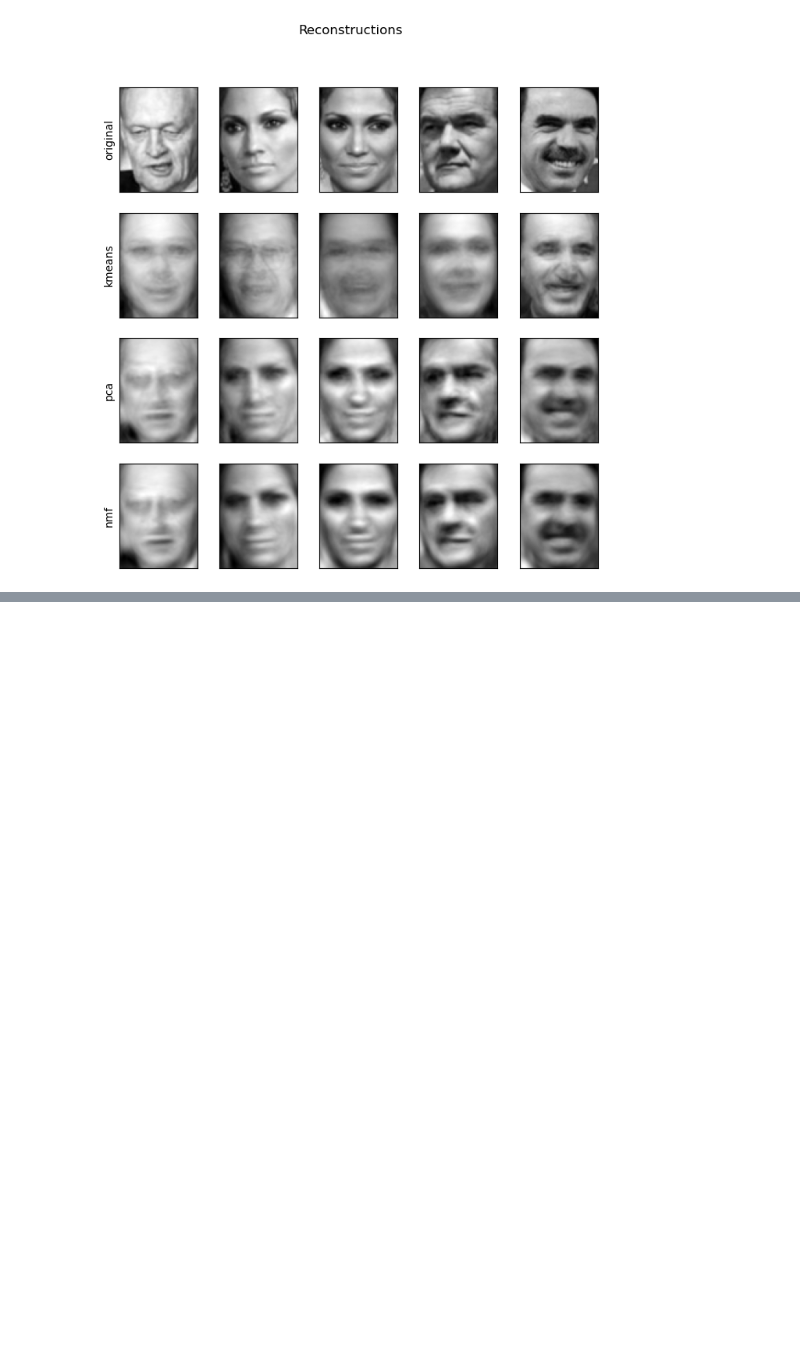
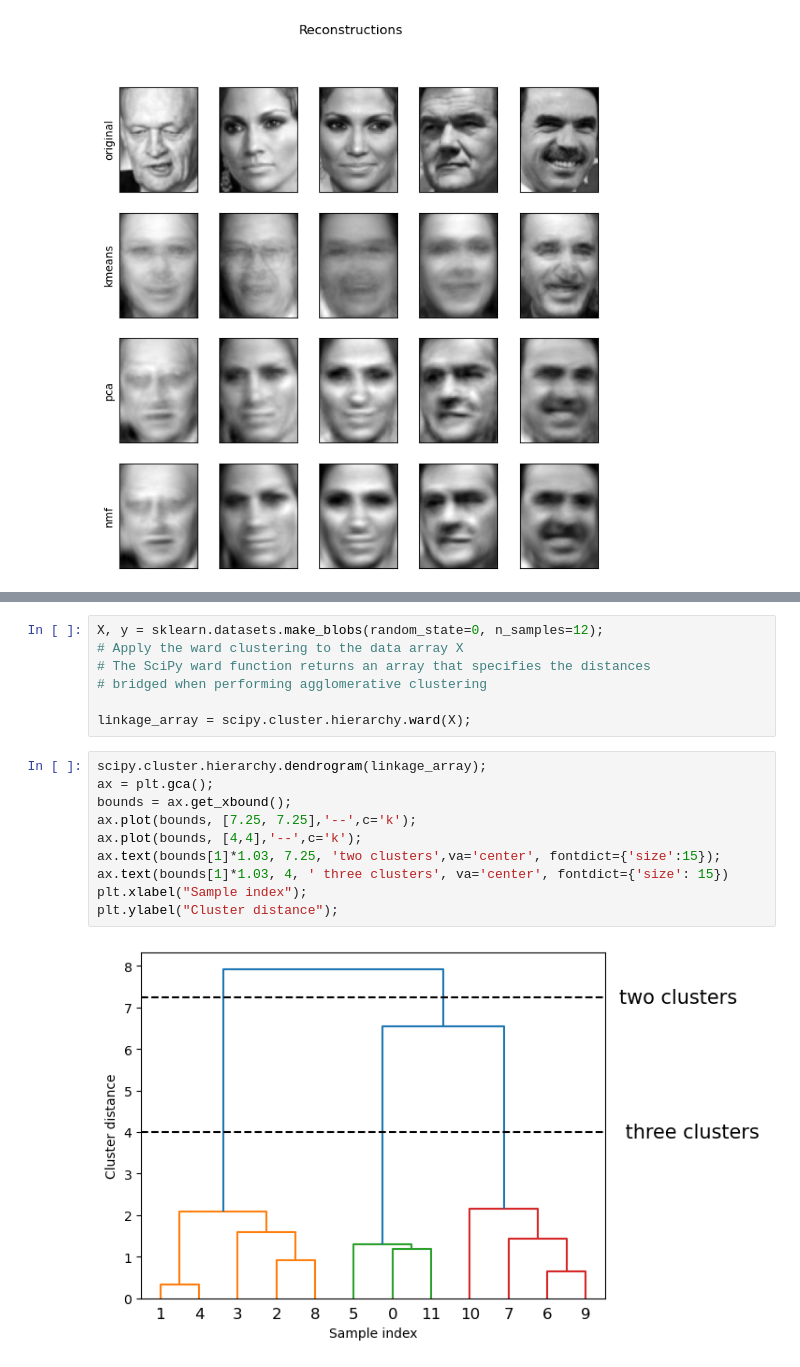
Before and after one commit to WilcoJohn/Progress-ML, a Jupyter notebook: CHP3-UnsupLearning&Preproc/3.2 Vector quantization.ipynb, the cells around one changed output, grey strips where cells are left out. Cells and saved outputs as stored; diff of their text form; blank space fills up the shorter version.

```diff
--- a/CHP3-UnsupLearning&Preproc/3.2 Vector quantization.ipynb
+++ b/CHP3-UnsupLearning&Preproc/3.2 Vector quantization.ipynb
@@ -95,0 +143,19 @@ plt.scatter(X[:,0],X[:,1], c=y_pred, s=60, cmap='Paired');
+# %%
+X, y = sklearn.datasets.make_blobs(random_state=0, n_samples=12);
+# Apply the ward clustering to the data array X
+# The SciPy ward function returns an array that specifies the distances
+# bridged when performing agglomerative clustering
+
+linkage_array = scipy.cluster.hierarchy.ward(X);
+# %%
+scipy.cluster.hierarchy.dendrogram(linkage_array);
+ax = plt.gca();
+bounds = ax.get_xbound();
+ax.plot(bounds, [7.25, 7.25],'--',c='k');
+ax.plot(bounds, [4,4],'--',c='k');
+ax.text(bounds[1]*1.03, 7.25, 'two clusters',va='center', fontdict={'size':15});
+ax.text(bounds[1]*1.03, 4, ' three clusters', va='center', fontdict={'size': 15})
+plt.xlabel("Sample index");
+plt.ylabel("Cluster distance");
+# %% [output]
+[figure, added]
```
Also changed, not shown: parts of 14 cells of this notebook.
